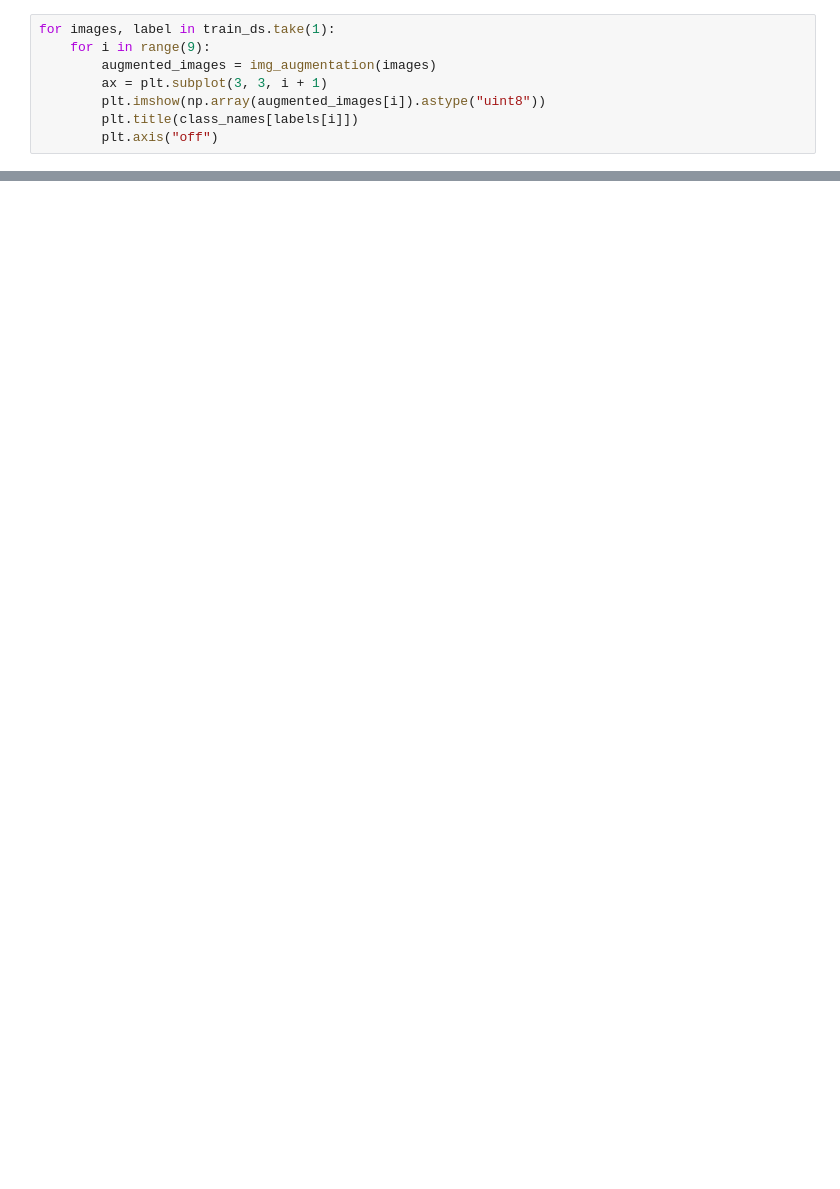
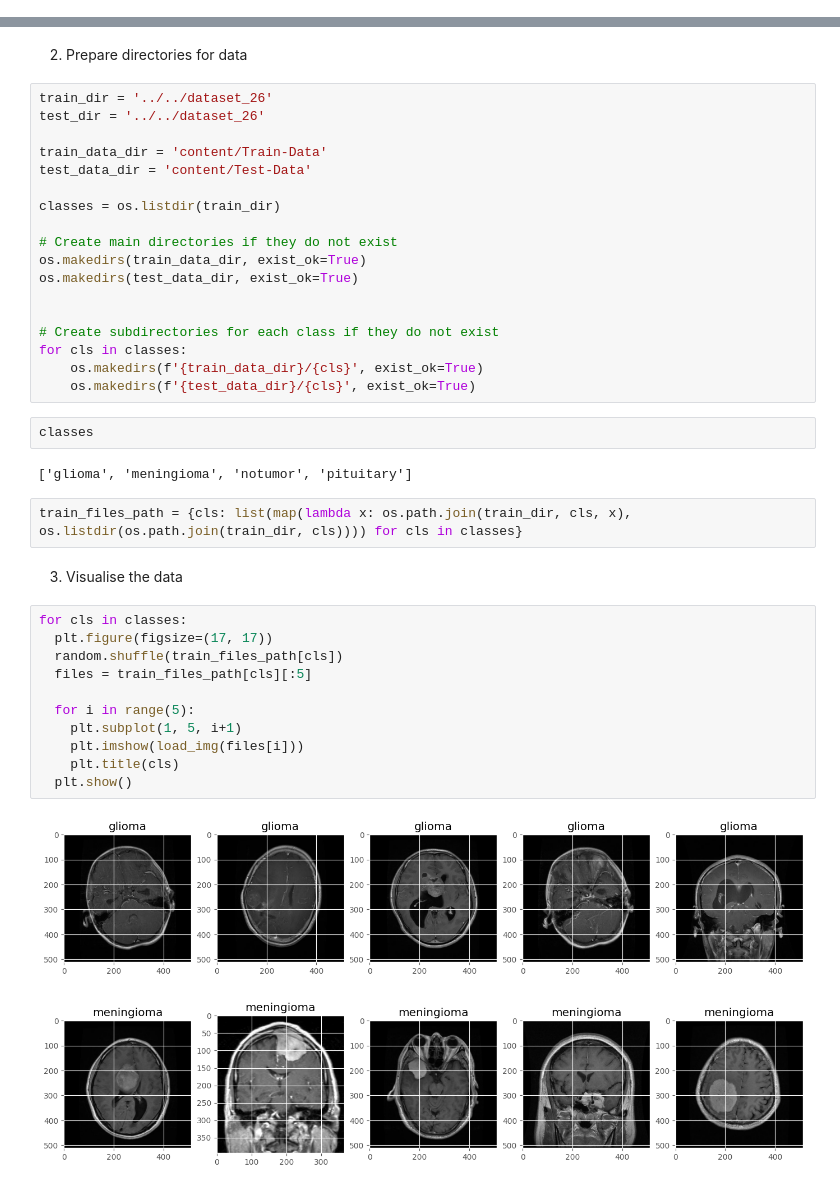
Before and after one commit to JustinLim19/csc3107-group26-p3-ml-brain-mri-classification, a Jupyter notebook: research/mirza/cnn_efficientnet.ipynb, the cells around one changed output, grey strips where cells are left out. Saved outputs shown, nothing was run; the diff lists cells and outputs as text; blank space fills up the shorter version.

```diff
--- a/research/mirza/cnn_efficientnet.ipynb
+++ b/research/mirza/cnn_efficientnet.ipynb
@@ -107,8 +0,0 @@ def img_augmentation(images):
-# %%
-for images, label in train_ds.take(1):
-    for i in range(9):
-        augmented_images = img_augmentation(images)
-        ax = plt.subplot(3, 3, i + 1)
-        plt.imshow(np.array(augmented_images[i]).astype("uint8"))
-        plt.title(class_names[labels[i]])
-        plt.axis("off")
@@ -205,0 +21,42 @@ plot_hist(hist)
+# %% [markdown]
+2. Prepare directories for data
+# %%
+train_dir = '../../dataset_26'
+test_dir = '../../dataset_26'
+
+train_data_dir = 'content/Train-Data'
+test_data_dir = 'content/Test-Data'
+
+classes = os.listdir(train_dir)
+
+# Create main directories if they do not exist
+os.makedirs(train_data_dir, exist_ok=True)
+os.makedirs(test_data_dir, exist_ok=True)
+
+
+# Create subdirectories for each class if they do not exist
+for cls in classes:
+    os.makedirs(f'{train_data_dir}/{cls}', exist_ok=True)
+    os.makedirs(f'{test_data_dir}/{cls}', exist_ok=True)
+# %%
+classes
+# %% [output]
+['glioma', 'meningioma', 'notumor', 'pituitary']
+# %%
+train_files_path = {cls: list(map(lambda x: os.path.join(train_dir, cls, x), os.listdir(os.path.join(train_dir, cls)))) for cls in classes}
+# %% [markdown]
+3. Visualise the data
+# %%
+for cls in classes:
+  plt.figure(figsize=(17, 17))
+  random.shuffle(train_files_path[cls])
+  files = train_files_path[cls][:5]
+
+  for i in range(5):
+    plt.subplot(1, 5, i+1)
+    plt.imshow(load_img(files[i]))
+    plt.title(cls)
+  plt.show()
+# %% [output]
+[figure, added]
+[figure, added]
```
Also changed, not shown: parts of 38 cells of this notebook, 7 other files.
